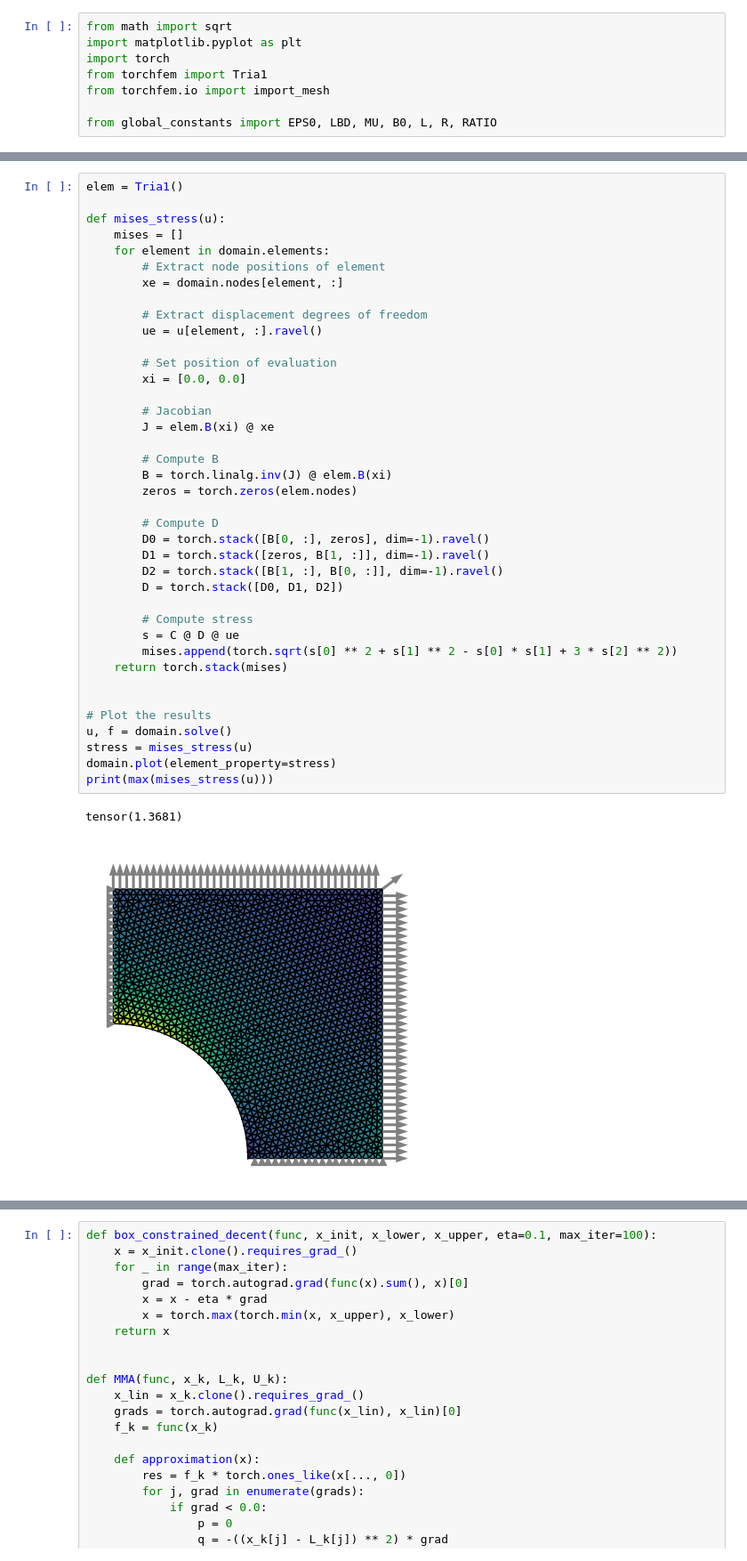
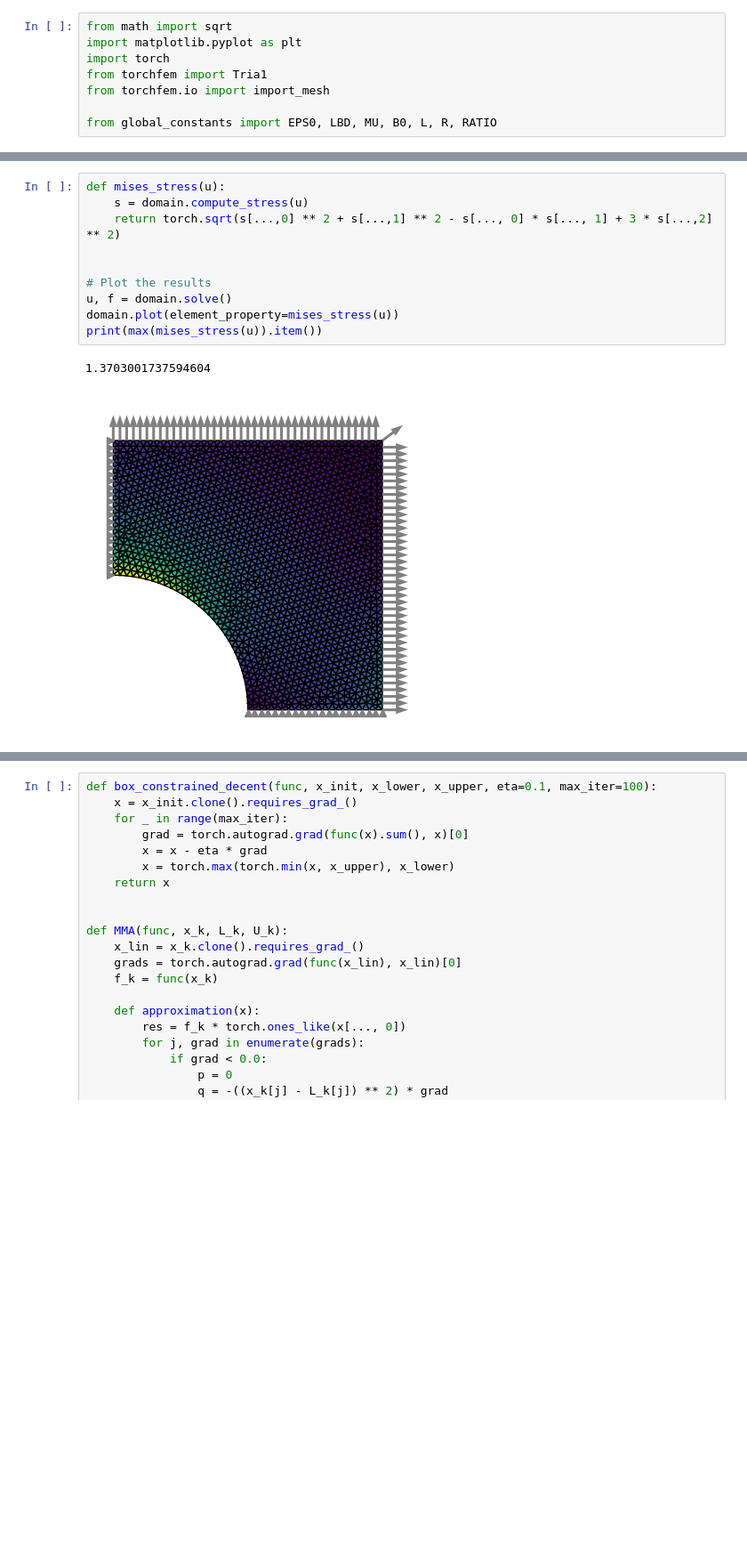
Before and after one commit to sebatomon/PINNs_for_simple_shape_optimization, a Jupyter notebook: shape_optimization.ipynb, the cells around one changed output, grey strips where cells are left out. Shown: that part at 89% size. Saved outputs shown, nothing was run; the diff lists cells and outputs as text; blank space fills up the shorter version.

```diff
--- a/shape_optimization.ipynb
+++ b/shape_optimization.ipynb
@@ -52,45 +49,16 @@ plt.scatter(cx, cy, marker="o", color="black")
-# %%
-elem = Tria1()
-
-def mises_stress(u):
-    mises = []
-    for element in domain.elements:
-        # Extract node positions of element
-        xe = domain.nodes[element, :]
-
-        # Extract displacement degrees of freedom
-        ue = u[element, :].ravel()
-
-        # Set position of evaluation
-        xi = [0.0, 0.0]
-
-        # Jacobian
-        J = elem.B(xi) @ xe
-
-        # Compute B
-        B = torch.linalg.inv(J) @ elem.B(xi)
-        zeros = torch.zeros(elem.nodes)
-
-        # Compute D
-        D0 = torch.stack([B[0, :], zeros], dim=-1).ravel()
-        D1 = torch.stack([zeros, B[1, :]], dim=-1).ravel()
-        D2 = torch.stack([B[1, :], B[0, :]], dim=-1).ravel()
-        D = torch.stack([D0, D1, D2])
-
-        # Compute stress
-        s = C @ D @ ue
-        mises.append(torch.sqrt(s[0] ** 2 + s[1] ** 2 - s[0] * s[1] + 3 * s[2] ** 2))
-    return torch.stack(mises)
-
-
-# Plot the results
-u, f = domain.solve()
-stress = mises_stress(u)
-domain.plot(element_property=stress)
-print(max(mises_stress(u)))
-# %% [output]
-tensor(1.3681)
-[figure, removed]
+# %%
+def mises_stress(u):
+    s = domain.compute_stress(u)
+    return torch.sqrt(s[...,0] ** 2 + s[...,1] ** 2 - s[..., 0] * s[..., 1] + 3 * s[...,2] ** 2)
+
+
+# Plot the results
+u, f = domain.solve()
+domain.plot(element_property=mises_stress(u))
+print(max(mises_stress(u)).item())
+# %% [output]
+1.3703001737594604
+[figure, added]
 # %%
 epsilon = 3.0
 r = torch.cdist(domain.nodes, domain.nodes)
```
Also changed, not shown: parts of 8 cells of this notebook.
